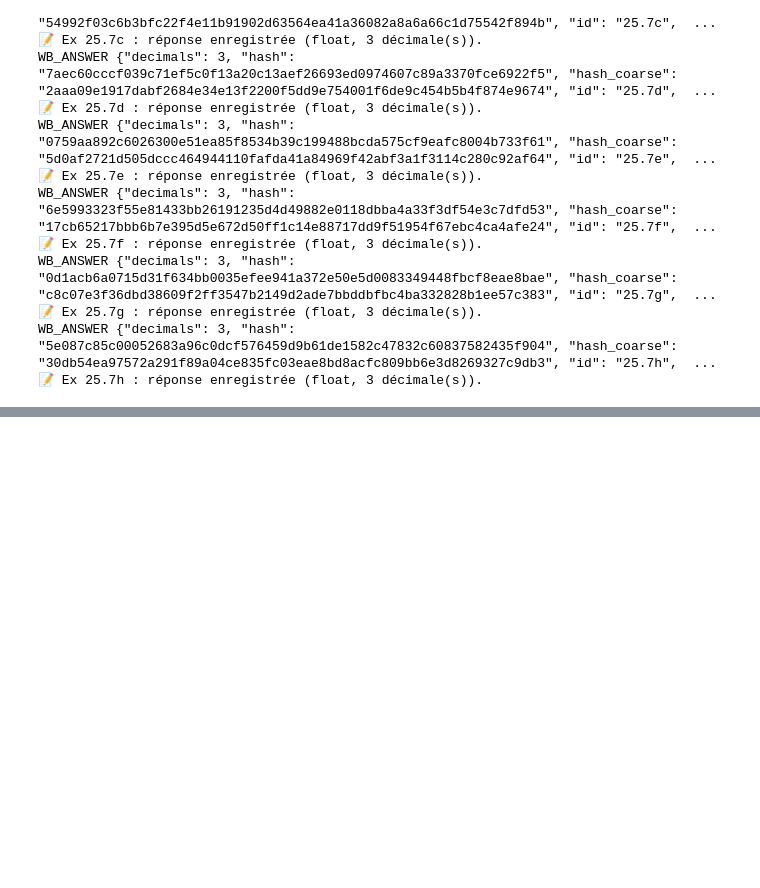
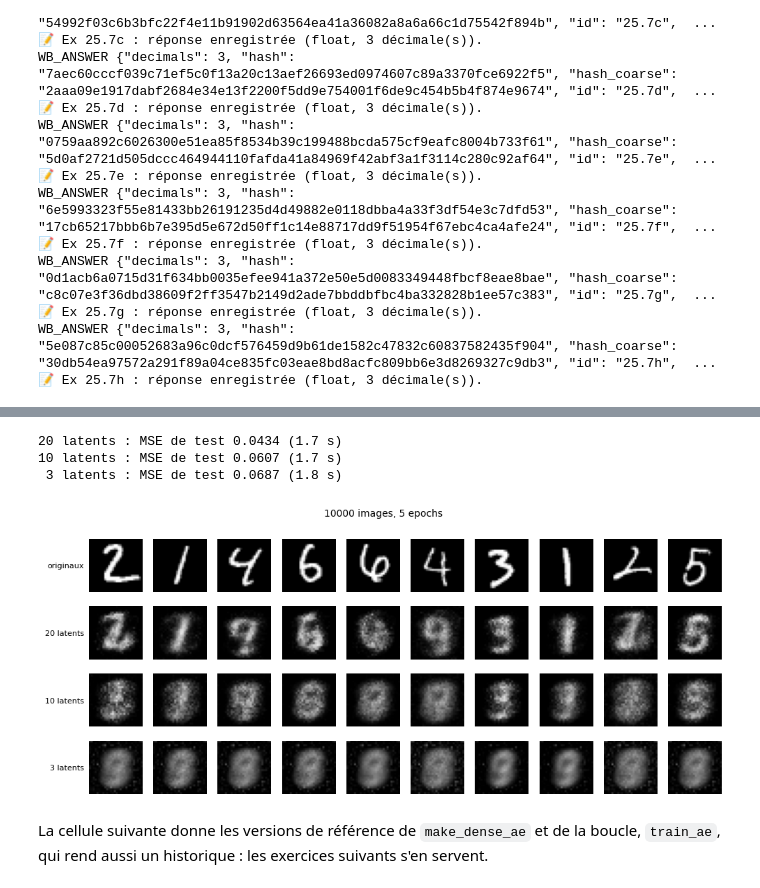
Before and after one commit to cemah2/workbookIA, a Jupyter notebook: chapitres/ch25_autoencodeurs/05_solutions.ipynb, the cells around one changed output, grey strips where cells are left out. Saved outputs shown, nothing was run; the diff lists cells and outputs as text; code cells hidden in the pictures; blank space fills up the shorter version.

```diff
--- a/chapitres/ch25_autoencodeurs/05_solutions.ipynb
+++ b/chapitres/ch25_autoencodeurs/05_solutions.ipynb
@@ -687,0 +1005,21 @@ WB_ANSWER {"decimals": 3, "hash": "5e087c85c00052683a96c0dcf576459d9b61de1582c47
+# %%
+with checked("25.15"):
+    EPOCHS_15 = 5 if FAST_MODE else 20
+    results_15 = {}
+    for n_latent_15 in (20, 10, 3):
+        torch.manual_seed(2515)
+        model_15 = make_dense_ae_15(n_latent_15).to(DEVICE)
+        start_15 = time.perf_counter()
+        fit_ae_15(model_15, X_MNIST, EPOCHS_15, seed=2515)
+        results_15[n_latent_15] = (reconstruct(model_15, XM_TEST), time.perf_counter() - start_15)
+        print(f"{n_latent_15:2d} latents : MSE de test {mse_per_image(results_15[n_latent_15][0], XM_TEST).mean():.4f} "
+              f"({results_15[n_latent_15][1]:.1f} s)")
+    show_rows([XM_TEST[:10]] + [results_15[n][0][:10] for n in (20, 10, 3)],
+              ["originaux", "20 latents", "10 latents", "3 latents"], f"{len(X_MNIST)} images, {EPOCHS_15} epochs")
+# %% [output]
+20 latents : MSE de test 0.0434 (1.7 s)
+10 latents : MSE de test 0.0607 (1.7 s)
+ 3 latents : MSE de test 0.0687 (1.8 s)
+[figure, added]
+# %% [markdown]
+La cellule suivante donne les versions de référence de `make_dense_ae` et de la boucle, `train_ae`, qui rend aussi un historique : les exercices suivants s'en servent.
```
Also changed, not shown: parts of 57 cells of this notebook, 8 other files.
